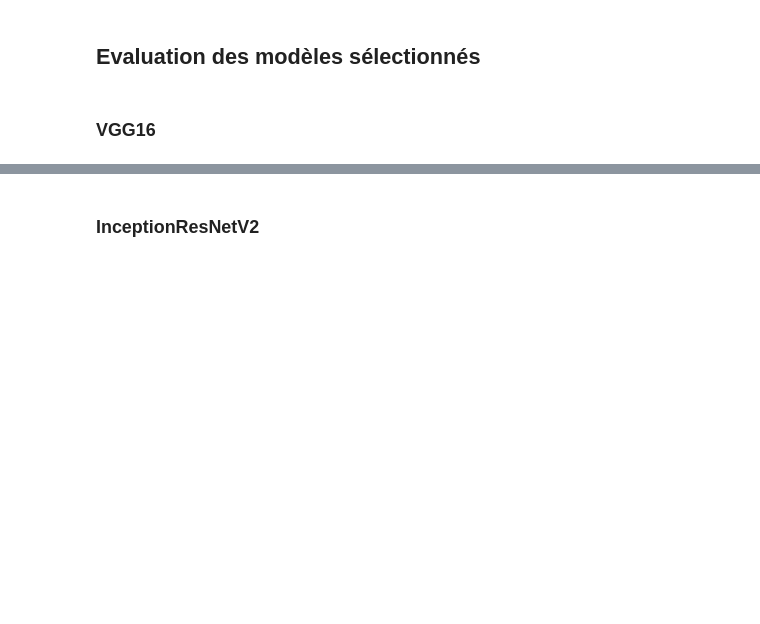
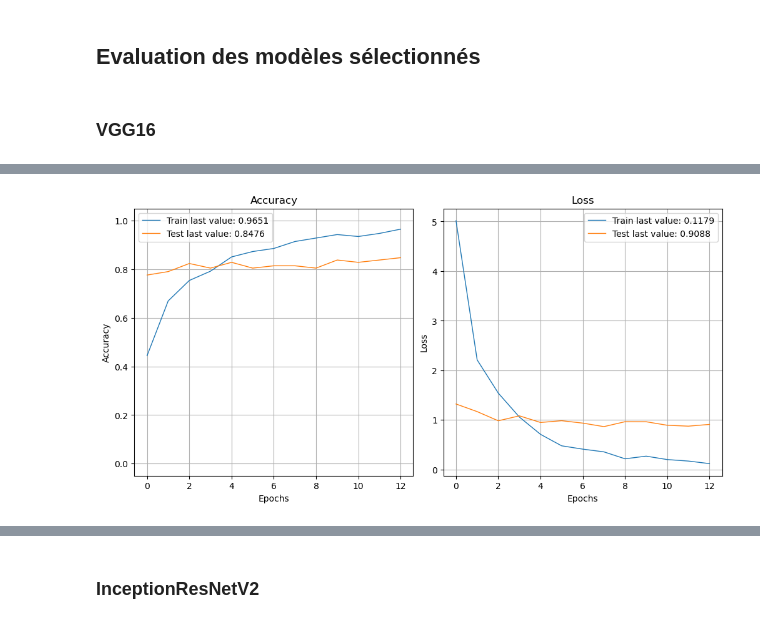
Before and after one commit to Stely-data/OC-Projet-6, a Jupyter notebook: Deveau_Estelle_5_notebook_img_classification_042024.ipynb, the cells around one changed output, grey strips where cells are left out. Saved outputs shown, nothing was run; the diff lists cells and outputs as text; code cells hidden in the pictures; blank space fills up the shorter version.

```diff
--- a/Deveau_Estelle_5_notebook_img_classification_042024.ipynb
+++ b/Deveau_Estelle_5_notebook_img_classification_042024.ipynb
@@ -166,7 +166,7 @@ X_train_vgg16, X_val_vgg16, X_test_vgg16 = prepare_data(paths_train, paths_val,
 model_vgg16 = create_model_fct(base_model_name='VGG16')
 # %%
 # Entraînement du modèle
-model_vgg16, history_vgg16, duration_vgg16 = train_model(model_vgg16, X_train_vgg16, y_train, X_val_vgg16, y_val,
-                                                         model_save_path="./model_vgg16_best.weights.h5")
+model_vgg16, duration_vgg16 = train_model(model_vgg16, X_train_vgg16, y_train, X_val_vgg16, y_val,
+                                          model_save_path="./model_vgg16_best.weights.h5")
 # %% [output]
 Epoch 1/50
@@ -189,3 +189,4 @@ Epoch 12: early stopping
+[figure, added]
 # %%
 # Évaluation du modèle
 loss_vgg16, accuracy_vgg16, ari_score_vgg16 = evaluate_model(model_vgg16, X_train_vgg16, y_train, X_val_vgg16,
```
Also changed, not shown: parts of 27 cells of this notebook, 3 other files.
